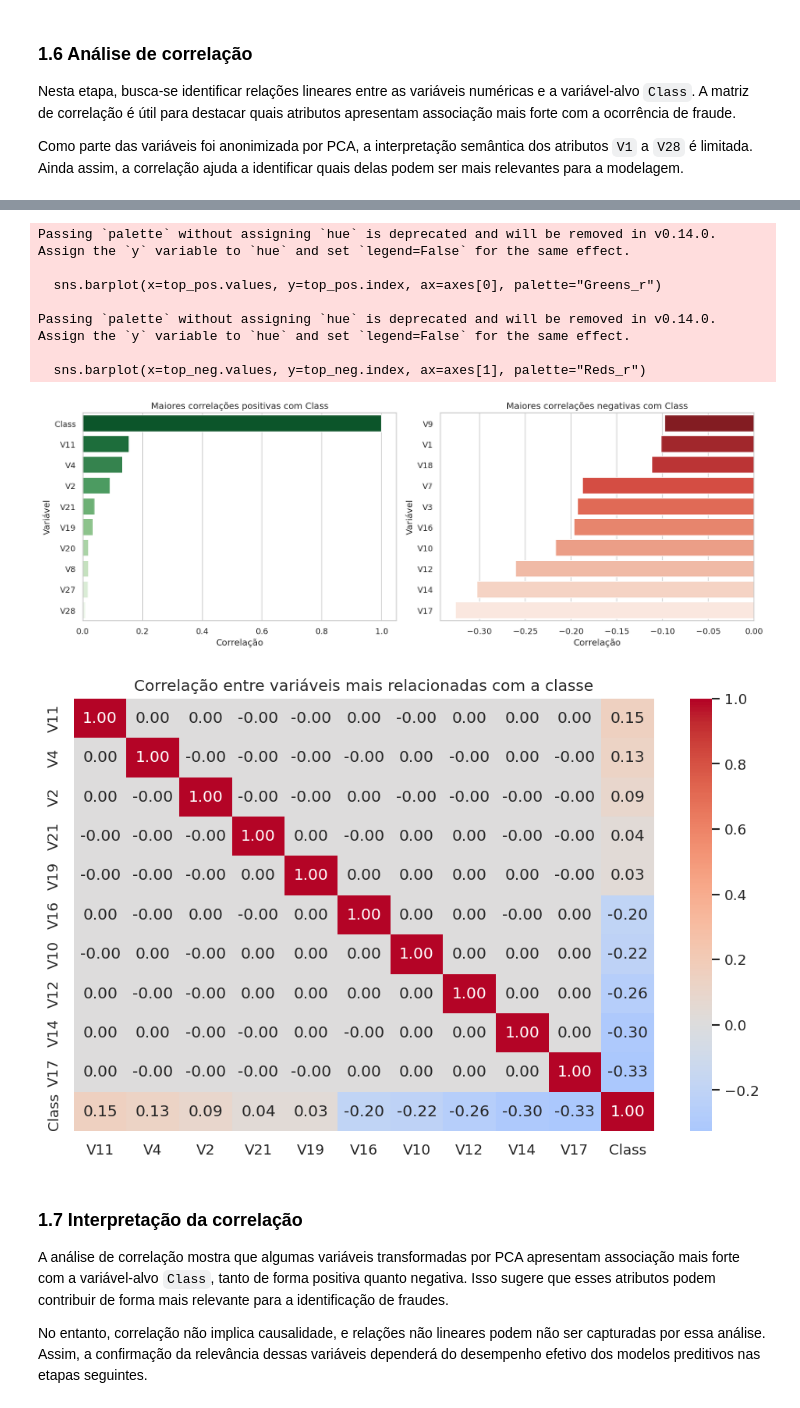
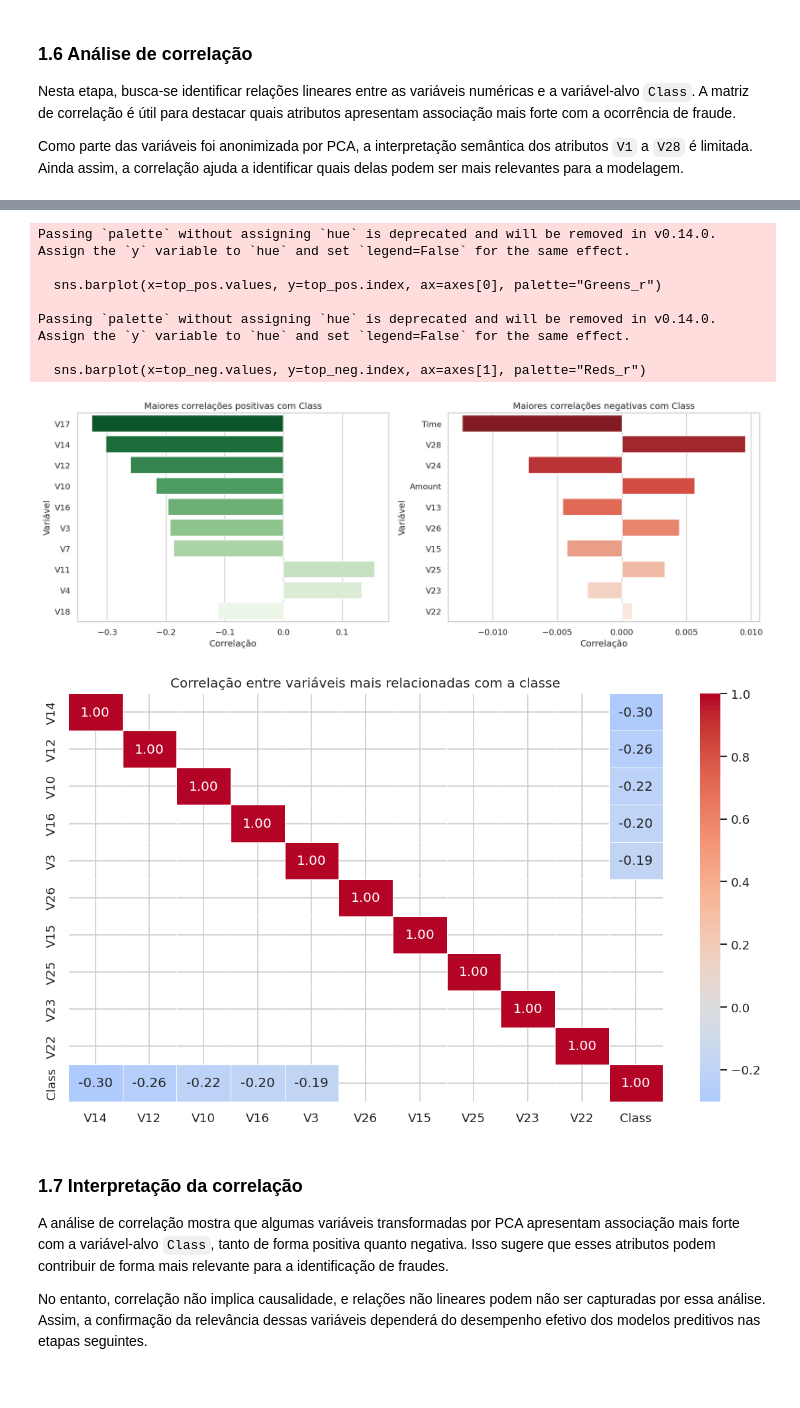
Before and after one commit to ligia-soares-ds/credit-card-fraud, a Jupyter notebook: fraude_cartao_mvp.ipynb, the cells around one changed output, grey strips where cells are left out. Saved outputs shown, nothing was run; the diff lists cells and outputs as text; code cells hidden in the pictures.

```diff
--- a/fraude_cartao_mvp.ipynb
+++ b/fraude_cartao_mvp.ipynb
@@ -84,3 +60,14 @@ Nomes das colunas:
 ### 1.1 Estrutura dos dados
 
 A seguir, são analisados os tipos das variáveis e a existência de valores ausentes. Essa verificação é importante para identificar possíveis problemas de qualidade dos dados antes da modelagem.
+# %%
+import pandas as pd
+
+df = pd.read_csv("/kaggle/input/creditcardfraud/creditcard.csv")
+
+# Visualização inicial do dataset
+display(df.head())
+
+print("Dimensões do dataset:", df.shape)
+print("\nNomes das colunas:")
+print(df.columns.tolist())
@@ -263,8 +336,11 @@ display(corr_class.to_frame(name="Correlação com Class"))
 # %%
+corr_class = df.corr(numeric_only=True)["Class"].sort_values(key=lambda s: s.abs(), ascending=False)
+corr_class = corr_class.drop("Class")
+
 top_pos = corr_class.head(10)
 top_neg = corr_class.tail(10)
 
-fig, axes = plt.subplots(1, 2, figsize=(14,5))
+fig, axes = plt.subplots(1, 2, figsize=(14, 5))
 
 sns.barplot(x=top_pos.values, y=top_pos.index, ax=axes[0], palette="Greens_r")
 axes[0].set_title("Maiores correlações positivas com Class")
@@ -286,17 +362,26 @@ Passing `palette` without assigning `hue` is deprecated and will be removed in v
 Passing `palette` without assigning `hue` is deprecated and will be removed in v0.14.0. Assign the `y` variable to `hue` and set `legend=False` for the same effect.
 
   sns.barplot(x=top_neg.values, y=top_neg.index, ax=axes[1], palette="Reds_r")
-[figure, old version]
+[figure, new version]
 # %%
 # Seleção das variáveis mais correlacionadas com a classe
-selected_features = list(top_pos.index[1:6]) + list(top_neg.index[-5:]) + ["Class"]
+corr_sel = df[selected_features].corr()
+corr_sel = corr_sel.mask(corr_sel.abs() < 0.05)
 
-plt.figure(figsize=(10,6))
-sns.heatmap(df[selected_features].corr(), annot=True, cmap="coolwarm", center=0, fmt=".2f")
+plt.figure(figsize=(10, 6))
+sns.heatmap(
+    corr_sel,
+    annot=True,
+    cmap="coolwarm",
+    center=0,
+    fmt=".2f",
+    linewidths=0.5
+)
 plt.title("Correlação entre variáveis mais relacionadas com a classe")
+plt.tight_layout()
 plt.show()
 # %% [output]
-[figure, old version]
+[figure, new version]
 # %% [markdown]
 ### 1.7 Interpretação da correlação
 
```
Also changed, not shown: parts of 19 cells of this notebook.
